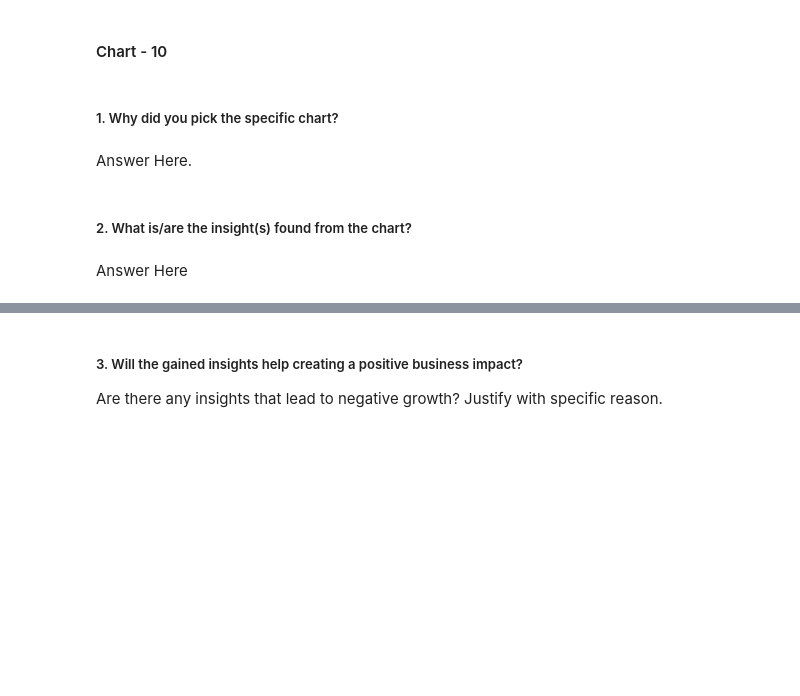
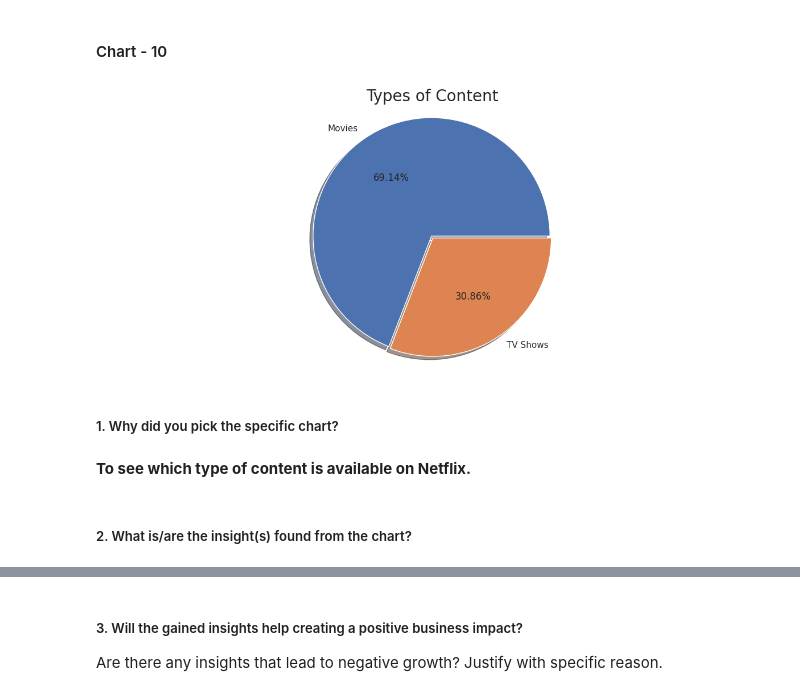
Before and after one commit to pranjalikathait/Machine_Learning, a Jupyter notebook: Copy_of_Sample_ML_Submission_Template.ipynb, the cells around one changed output, grey strips where cells are left out. Saved outputs shown, nothing was run; the diff lists cells and outputs as text; code cells hidden in the pictures; blank space fills up the shorter version.

```diff
--- a/Copy_of_Sample_ML_Submission_Template.ipynb
+++ b/Copy_of_Sample_ML_Submission_Template.ipynb
@@ -803,8 +851,17 @@ Answer Here
+# %%
+# setting the figure size
+plt.figure(figsize=(15, 6))
+
+# visualizing pie chart
+plt.pie(df['type'].value_counts(), labels=['Movies', 'TV Shows'], explode=[0.01, 0.01], autopct='%1.2f%%',shadow=True)
+plt.title("Types of Content", size=20)
+plt.axis('equal')
+plt.show()
+# %% [output]
+[figure, added]
 # %% [markdown]
 ##### 1. Why did you pick the specific chart?
-# %% [markdown]
-Answer Here.
+# %% [markdown]
+**To see which type of content is available on Netflix.**
 # %% [markdown]
 ##### 2. What is/are the insight(s) found from the chart?
-# %% [markdown]
-Answer Here
```
Also changed, not shown: parts of 94 cells of this notebook.
